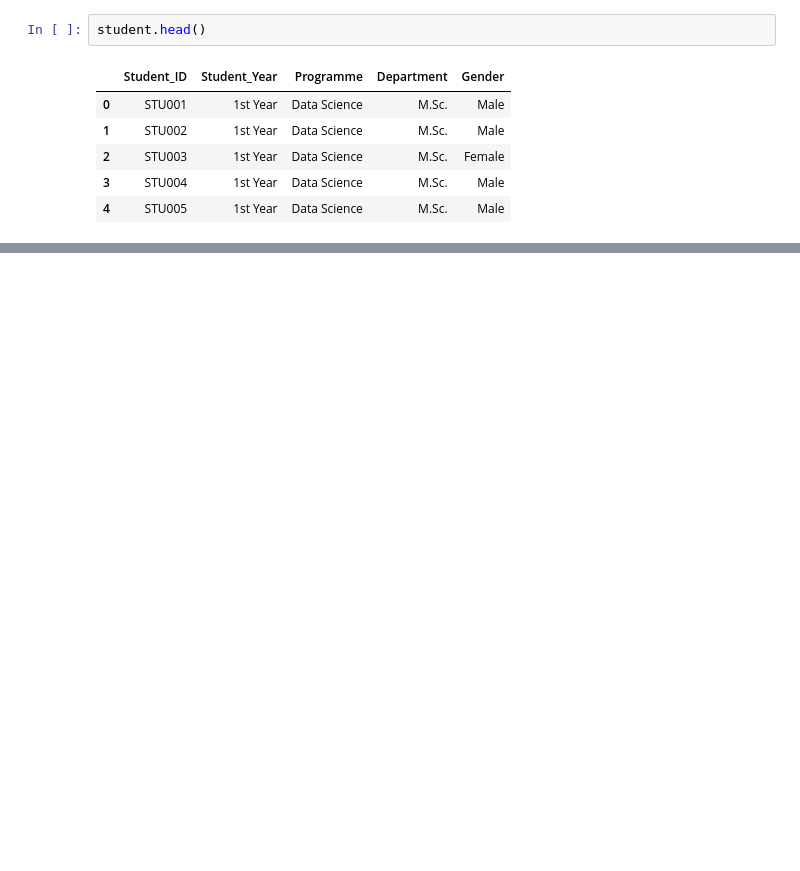
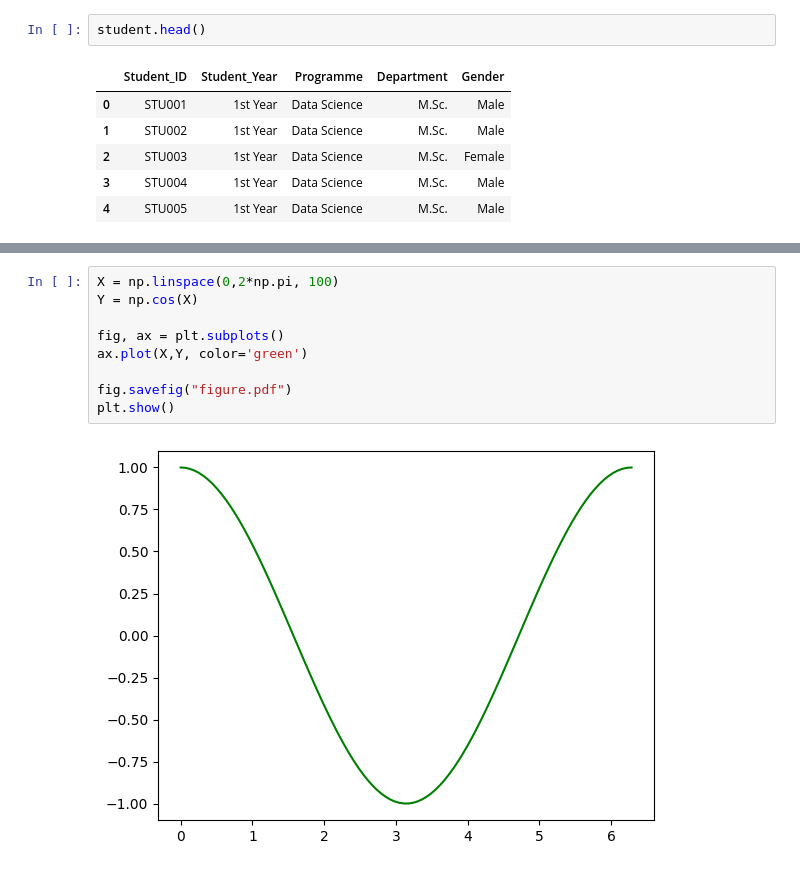
Before and after one commit to HaswanthR-CIT/Teacher-Evaluvation, a Jupyter notebook: EDA/eda_v1.ipynb, the cells around one changed output, grey strips where cells are left out. Drawn from its saved outputs; the diff is of its cells as text; blank space fills up the shorter version.

```diff
--- a/EDA/eda_v1.ipynb
+++ b/EDA/eda_v1.ipynb
@@ -33,0 +37,11 @@ feedback.head()
+# %%
+X = np.linspace(0,2*np.pi, 100)
+Y = np.cos(X)
+
+fig, ax = plt.subplots()
+ax.plot(X,Y, color='green')
+
+fig.savefig("figure.pdf")
+plt.show()
+# %% [output]
+[figure, added]
```
Also changed, not shown: parts of 4 cells of this notebook, 6 other files.
